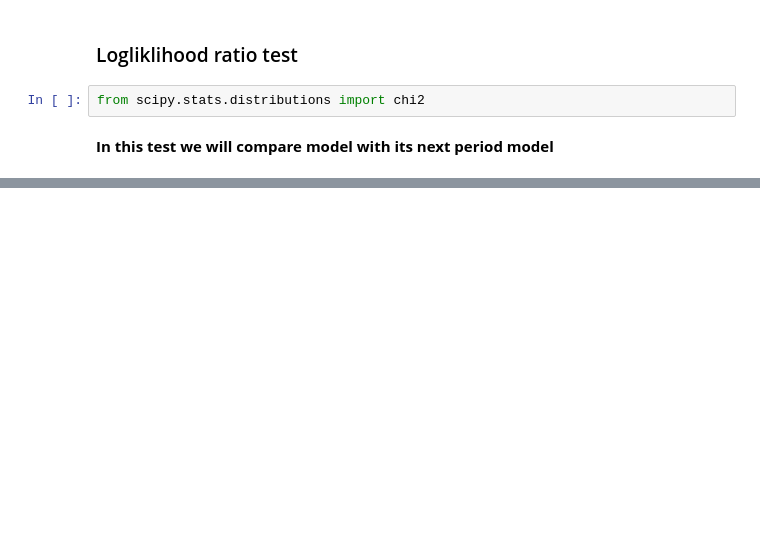
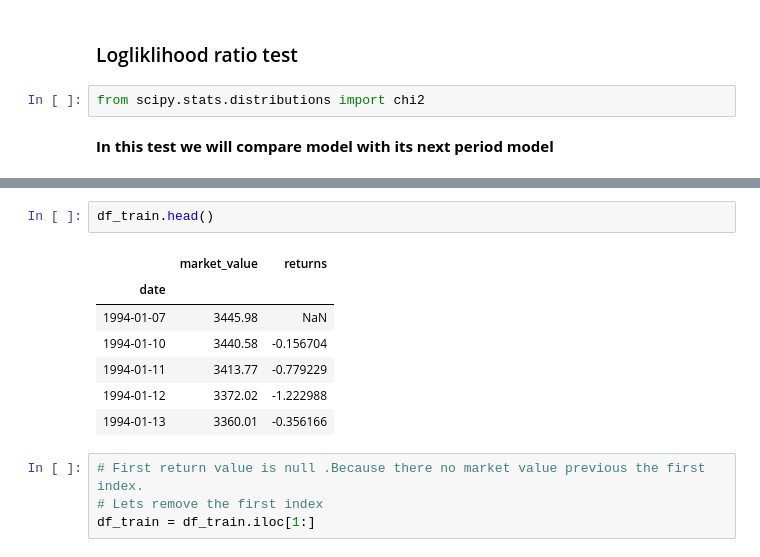
Before and after one commit to NMShihab/Time-Series-Analysis, a Jupyter notebook: All about Time Series .ipynb, the cells around one changed output, grey strips where cells are left out. Drawn from its saved outputs; the diff is of its cells as text; blank space fills up the shorter version.

```diff
--- a/All about Time Series .ipynb
+++ b/All about Time Series .ipynb
@@ -623,0 +657,14 @@ LLR test between model_ar_8 and model_ar_9 :  0.288
+# %%
+df_train.head()
+# %% [output]
+|  | market_value | returns |
+| date |  |  |
+| 1994-01-07 | 3445.98 | NaN |
+| 1994-01-10 | 3440.58 | -0.156704 |
+| 1994-01-11 | 3413.77 | -0.779229 |
+| 1994-01-12 | 3372.02 | -1.222988 |
+| 1994-01-13 | 3360.01 | -0.356166 |
+# %%
+# First return value is null .Because there no market value previous the first index.
+# Lets remove the first index
+df_train = df_train.iloc[1:]
```
Also changed, not shown: parts of 32 cells of this notebook.
